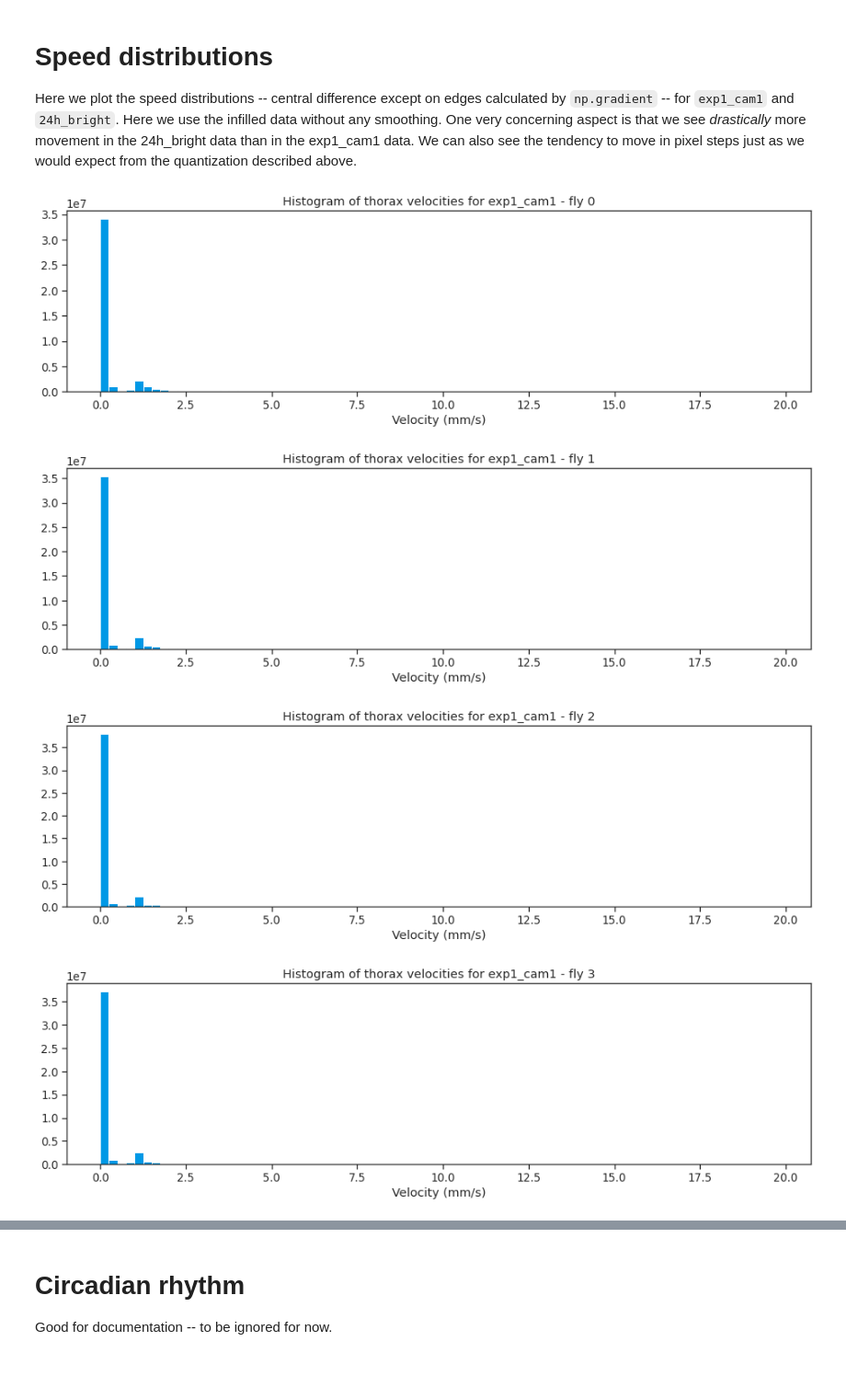
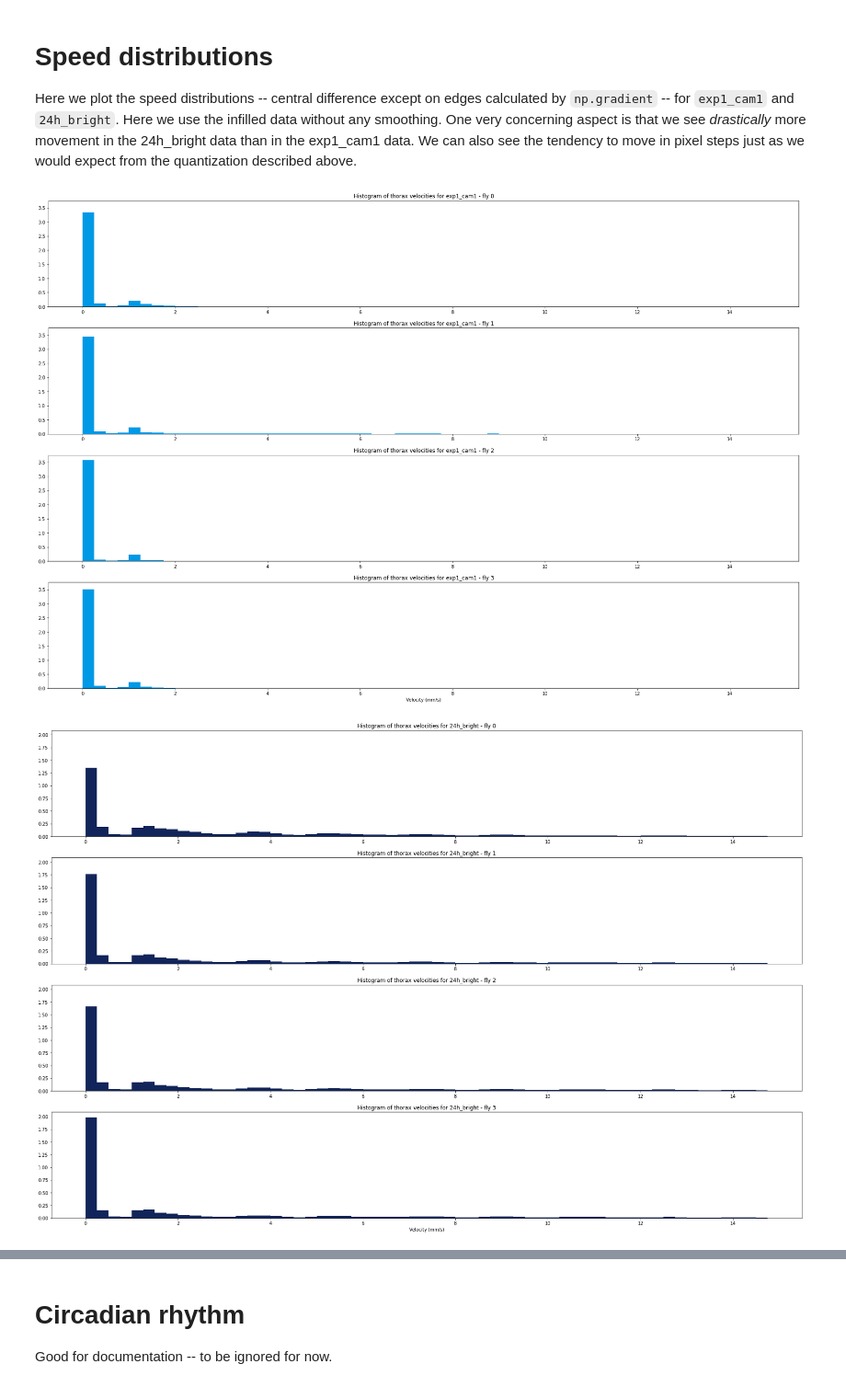
Before and after one commit to Wolfffff/long-timescale-behavior, a Jupyter notebook: analysis/notebooks/20220110_raw_analysis.ipynb, the cells around one changed output, grey strips where cells are left out. Shown at 92% size. Cells and saved outputs as stored; diff of their text form; code cells hidden in the pictures.

```diff
--- a/analysis/notebooks/20220110_raw_analysis.ipynb
+++ b/analysis/notebooks/20220110_raw_analysis.ipynb
@@ -154,0 +81,2 @@ for key in expmt_dict:
+# %%
+expmt_dict,tracks_dict_raw = trx_utils.load_tracks(expmt_dict)
@@ -384,23 +328,25 @@ trx_utils.plot_timeseries(
 Here we plot the speed distributions -- central difference except on edges calculated by `np.gradient` -- for `exp1_cam1` and `24h_bright`. Here we use the infilled data without any smoothing. One very concerning aspect is that we see *drastically* more movement in the 24h_bright data than in the exp1_cam1 data. We can also see the tendency to move in pixel steps just as we would expect from the quantization described above.
 # %%
 import palettable
+import time
 
+# We use sharey to make sure the plots are all use the same y-axis so we can easily compare within experiment.
 for expmt_id in np.arange(len(list(expmt_dict.keys()))):
     expmt_name = list(expmt_dict.keys())[expmt_id]
+    fig, ax = plt.subplots(4, 1, figsize=(30, 20),sharey=True)
     for fly_id in np.arange(tracks_dict[expmt_name].shape[3]):
-        fig, ax = plt.subplots()
-        ax.hist(
+        ax[fly_id].hist(
             velocities_dict[expmt_name][:, node_names.index("thorax"), fly_id],
-            bins=np.arange(0, 20, 0.25),
+            bins=np.arange(0, 15, 0.25),
             color=palettable.wesanderson.Zissou_5.mpl_colors[expmt_id],
+            density=True,
         )
-        ax.set_title(f"Histogram of thorax velocities for {expmt_name} - fly {fly_id}")
-        ax.set_xlabel("Velocity (mm/s)")
+        ax[fly_id].set_title(f"Histogram of thorax velocities for {expmt_name} - fly {fly_id}")
+        # ax[fly_id].set_yscale("log")
         fig.savefig(
             f'{time.strftime("%Y%m%d_%H%M")}_{expmt_name}_fly{fly_id}_thorax_velocities.png'
         )
+    ax[3].set_xlabel("Velocity (mm/s)")
 # %% [output]
-[figure, old version]
+[figure, new version]
-[figure, old version]
+[figure, new version]
-[figure, removed]
-[figure, removed]
```
Also changed, not shown: parts of 24 cells of this notebook, 1 other file.
